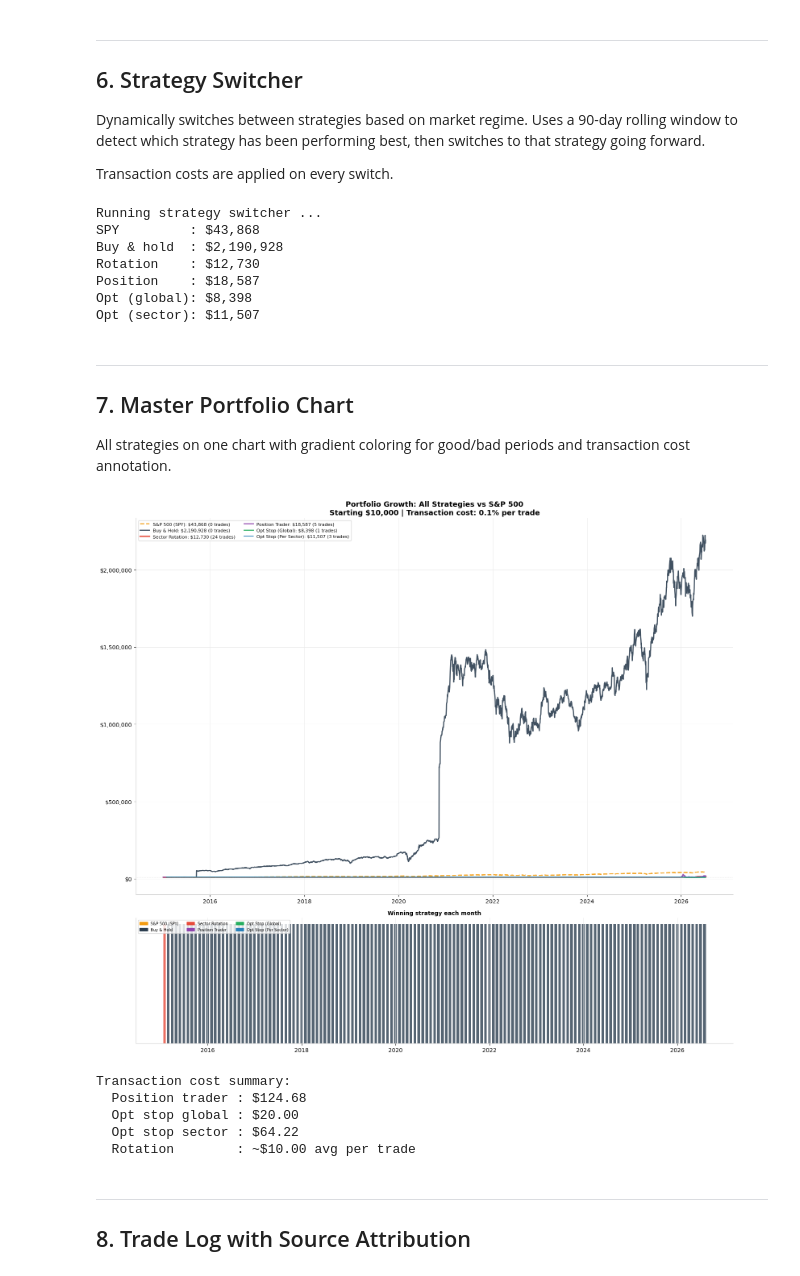
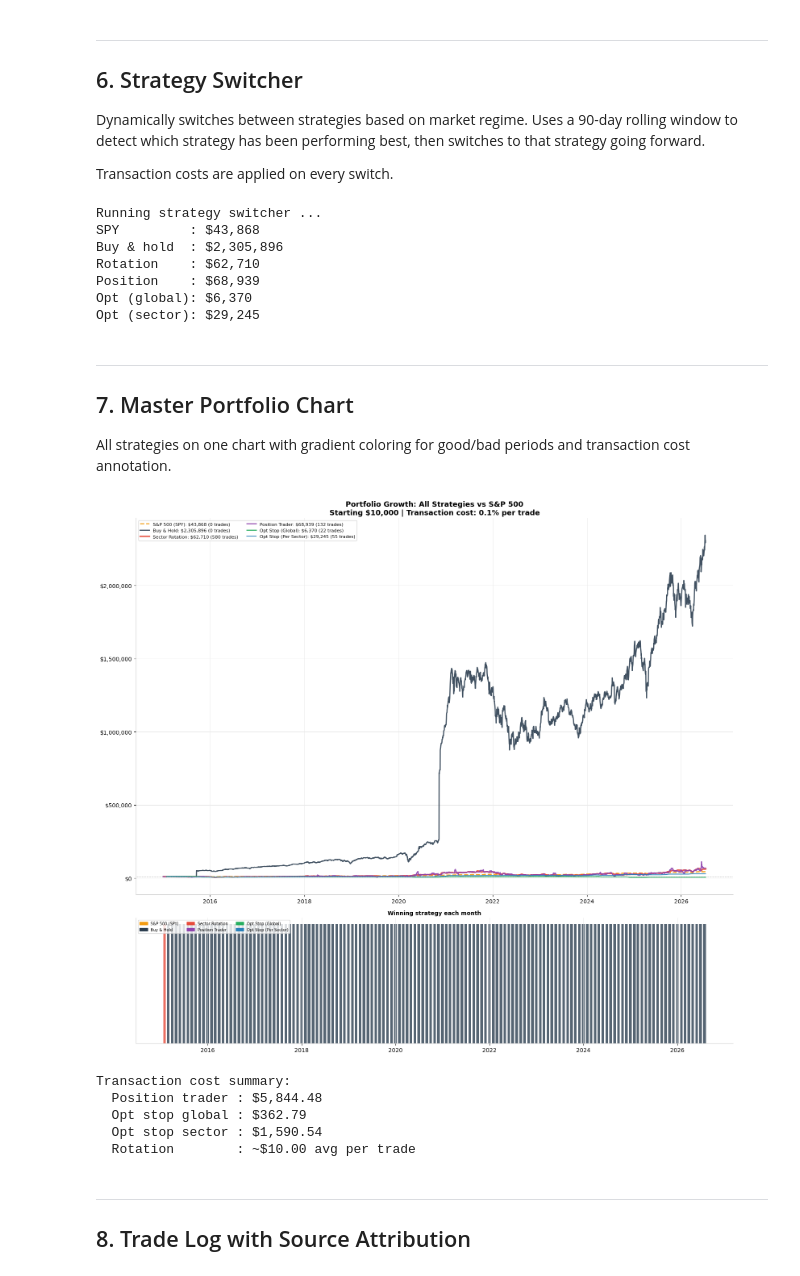
Before and after one commit to annhmartin/dataviz-historical-stocks-AnnetteMartin, a Jupyter notebook: C_strategy_engine.ipynb, the cells around one changed output. Drawn from its saved outputs; the diff is of its cells as text; code cells hidden in the pictures.

```diff
--- a/C_strategy_engine.ipynb
+++ b/C_strategy_engine.ipynb
@@ -109,10 +109,18 @@ def push_csv(df, path, token, msg=None):
 print('Loading signals and prices ...')
 sig_frames = []
 for year in range(int(ANALYSIS_START[:4]), int(ANALYSIS_END[:4])+1):
-    try:
-        df_y = load_csv(f'{OUTPUT_PREFIX}/daily_signals_{year}.csv', GITHUB_TOKEN)
-        sig_frames.append(df_y)
-    except FileNotFoundError: pass
+    for q in [1, 2, 3, 4]:
+        try:
+            df_y = load_csv(f'{OUTPUT_PREFIX}/daily_signals_{year}_Q{q}.csv', GITHUB_TOKEN)
+            sig_frames.append(df_y)
+        except FileNotFoundError: pass
+# Fallback to yearly files
+if not sig_frames:
+    for year in range(int(ANALYSIS_START[:4]), int(ANALYSIS_END[:4])+1):
+        try:
+            df_y = load_csv(f'{OUTPUT_PREFIX}/daily_signals_{year}.csv', GITHUB_TOKEN)
+            sig_frames.append(df_y)
+        except FileNotFoundError: pass
 
 if sig_frames:
     daily_signals = pd.concat(sig_frames, ignore_index=True)
@@ -551,11 +559,11 @@ print(f'Opt (sector): ${opt_sector_final:,.0f}')
 # %% [output]
 Running strategy switcher ...
 SPY         : $43,868
-Buy & hold  : $2,190,928
-Rotation    : $12,730
-Position    : $18,587
-Opt (global): $8,398
-Opt (sector): $11,507
+Buy & hold  : $2,305,896
+Rotation    : $62,710
+Position    : $68,939
+Opt (global): $6,370
+Opt (sector): $29,245
 # %% [markdown]
 ---
 ## 7. Master Portfolio Chart
@@ -612,39 +620,39 @@ strat_colors_map = {
     'Sector Rotation': '#e74c3c', 'Position Trader': '#8e44ad',
     'Opt Stop (Global)': '#27ae60', 'Opt Stop (Per Sector)': '#2980b9',
 }
 # Resample all to monthly and find winner
 monthly_vals = {}
 for label, (dates, hist, *_) in strategies.items():
     if dates and hist:
-        s = pd.Series(hist, index=pd.to_datetime(dates)).resample('M').last()
+        s = pd.Series(hist, index=pd.to_datetime(dates)).resample('ME').last()
         monthly_vals[label] = s
 df_monthly = pd.DataFrame(monthly_vals).dropna(how='all')
 if not df_monthly.empty:
     winner_each_month = df_monthly.idxmax(axis=1)
     for i, (month, winner) in enumerate(winner_each_month.items()):
         c = strat_colors_map.get(winner, '#888888')
         ax2.bar(month, 1, width=20, color=c, alpha=0.8)
     ax2.set_yticks([])
     ax2.set_title('Winning strategy each month', fontsize=10, fontweight='bold')
     ax2.xaxis.set_major_formatter(mdates.DateFormatter('%Y'))
     legend_patches = [mpatches.Patch(color=v, label=k) for k,v in strat_colors_map.items()]
     ax2.legend(handles=legend_patches, fontsize=7, loc='upper left', ncol=3, facecolor='white')
     ax2.set_facecolor('white')
 
 plt.tight_layout()
 plt.show()
 
 print('\nTransaction cost summary:')
 print(f'  Position trader : ${total_cost:,.2f}')
 print(f'  Opt stop global : ${cost_global:,.2f}')
 print(f'  Opt stop sector : ${cost_sector:,.2f}')
 print(f'  Rotation        : ~${rot_trades * STARTING_CASH * TOTAL_COST_PER_TRADE / rot_trades:.2f} avg per trade' if rot_trades > 0 else '  Rotation: N/A')
 # %% [output]
-[figure, old version]
+[figure, new version]
 Transaction cost summary:
-  Position trader : $124.68
-  Opt stop global : $20.00
-  Opt stop sector : $64.22
+  Position trader : $5,844.48
+  Opt stop global : $362.79
+  Opt stop sector : $1,590.54
   Rotation        : ~$10.00 avg per trade
 # %% [markdown]
 ---
```
Also changed, not shown: parts of 6 cells of this notebook.
